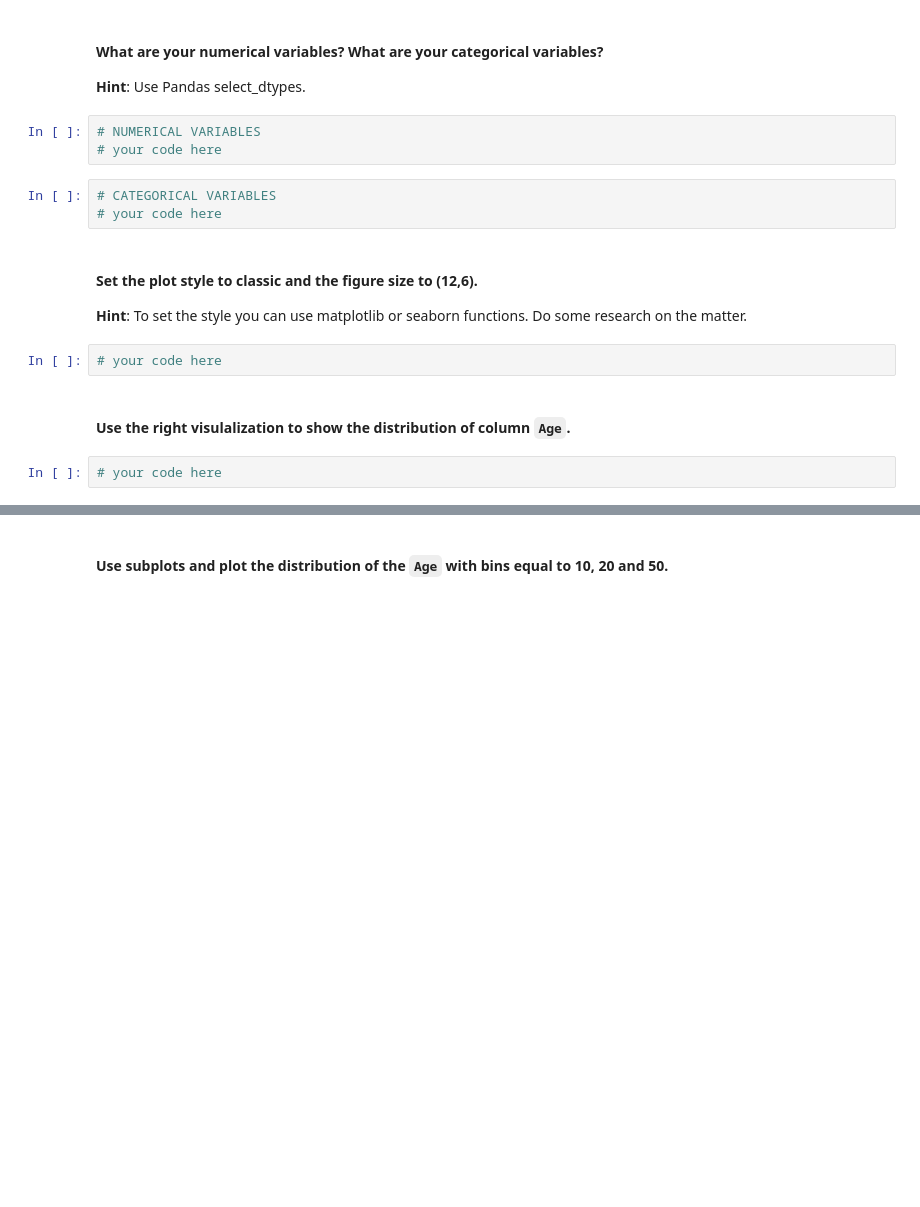
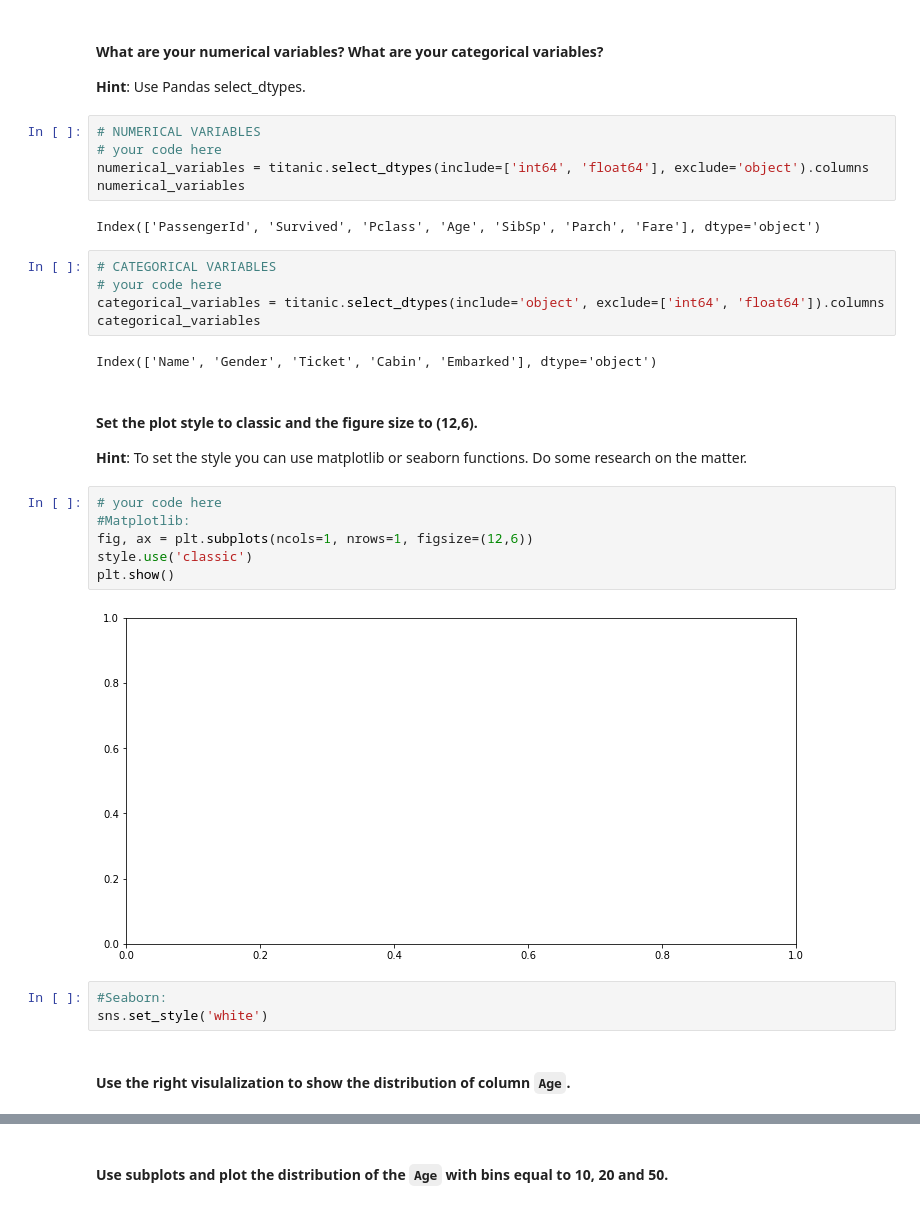
Before and after one commit to GNavarro-DA/dataptmad1121_labs, a Jupyter notebook: module-2/matplotlib-seaborn/your-code/main.ipynb, the cells around one changed output, grey strips where cells are left out. Drawn from its saved outputs; the diff is of its cells as text; blank space fills up the shorter version.

```diff
--- a/module-2/matplotlib-seaborn/your-code/main.ipynb
+++ b/module-2/matplotlib-seaborn/your-code/main.ipynb
@@ -171,15 +210,30 @@ plt.show();
 # %%
 # NUMERICAL VARIABLES
 # your code here
+numerical_variables = titanic.select_dtypes(include=['int64', 'float64'], exclude='object').columns
+numerical_variables
+# %% [output]
+Index(['PassengerId', 'Survived', 'Pclass', 'Age', 'SibSp', 'Parch', 'Fare'], dtype='object')
 # %%
 # CATEGORICAL VARIABLES
 # your code here
+categorical_variables = titanic.select_dtypes(include='object', exclude=['int64', 'float64']).columns
+categorical_variables
+# %% [output]
+Index(['Name', 'Gender', 'Ticket', 'Cabin', 'Embarked'], dtype='object')
 # %% [markdown]
 #### Set the plot style to classic and the figure size to (12,6).
 **Hint**: To set the style you can use matplotlib or seaborn functions. Do some research on the matter.
-# %%
-# your code here
+# %%
+# your code here
+#Matplotlib:
+fig, ax = plt.subplots(ncols=1, nrows=1, figsize=(12,6))
+style.use('classic')
+plt.show()
+# %% [output]
+[figure, added]
+# %%
+#Seaborn:
+sns.set_style('white')
 # %% [markdown]
 #### Use the right visulalization to show the distribution of column `Age`.
-# %%
-# your code here
```
Also changed, not shown: parts of 28 cells of this notebook.
